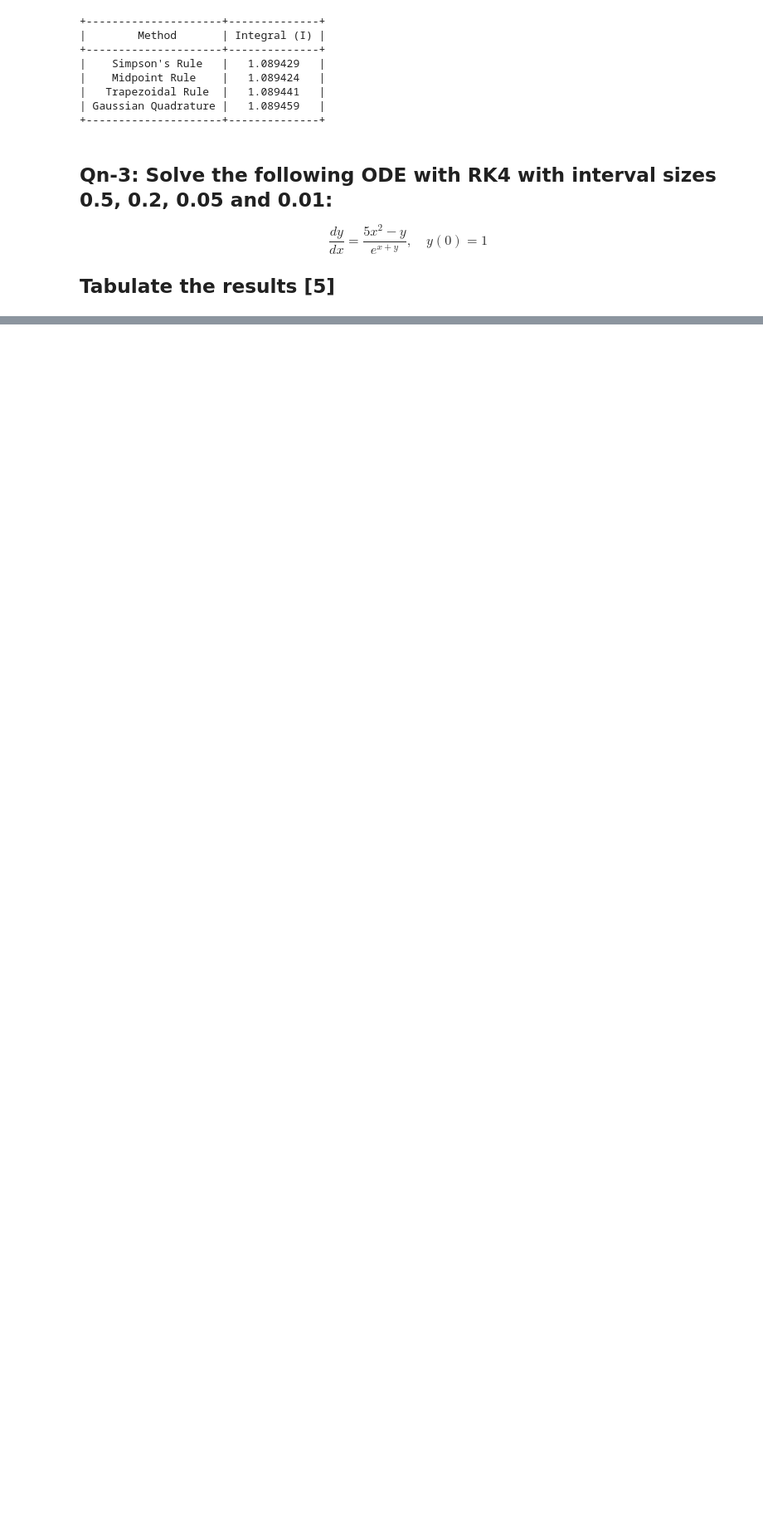
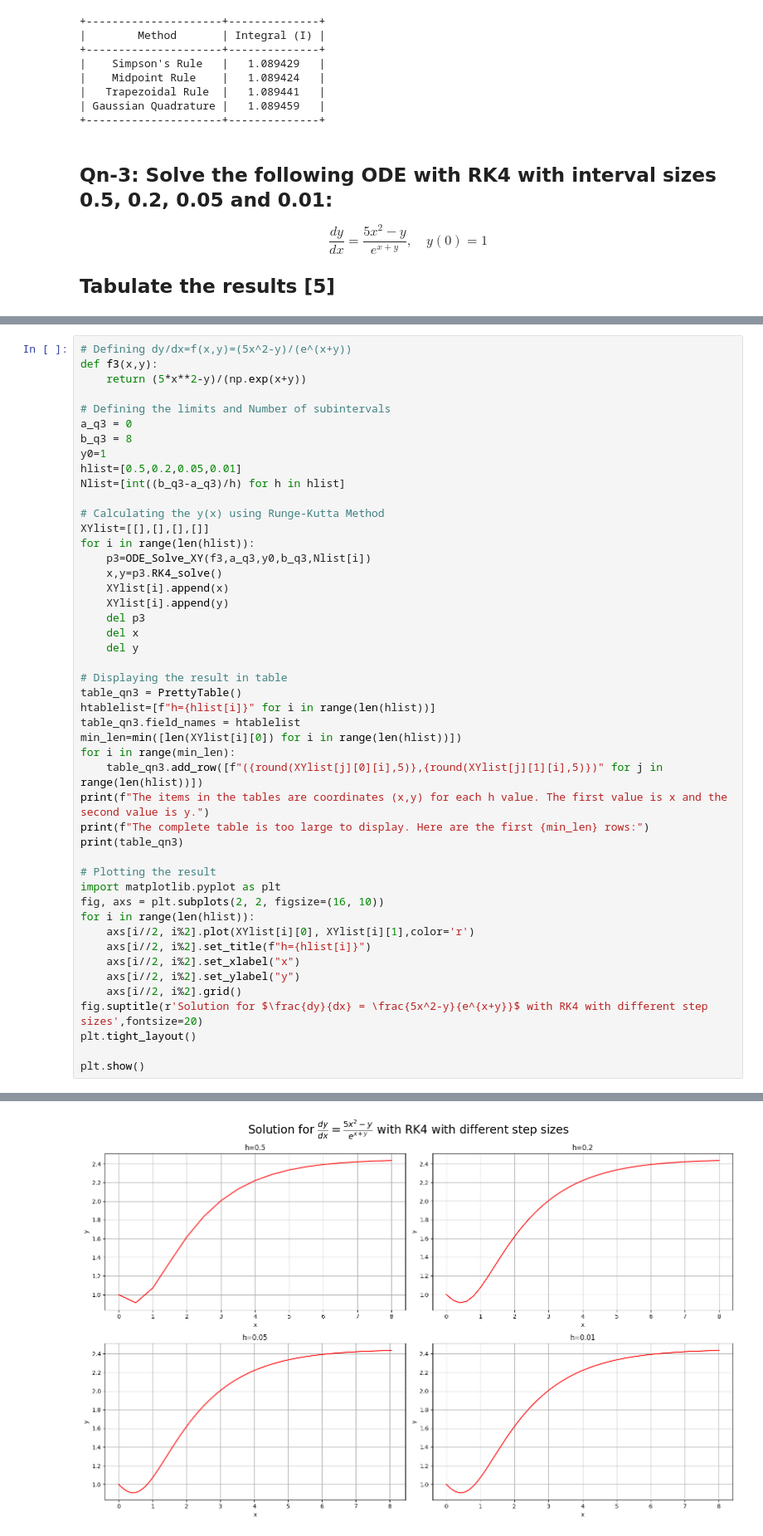
Before and after one commit to ananthapadmanabhan18/P452_Computational_Physics, a Jupyter notebook: Assignments/Assignment-1/Answers_asgn1.ipynb, the cells around one changed output, grey strips where cells are left out. Shown: that part at 83% size. Drawn from its saved outputs; the diff is of its cells as text; blank space fills up the shorter version.

```diff
--- a/Assignments/Assignment-1/Answers_asgn1.ipynb
+++ b/Assignments/Assignment-1/Answers_asgn1.ipynb
@@ -97,0 +103,48 @@ print(table_qn2)
+# %%
+# Defining dy/dx=f(x,y)=(5x^2-y)/(e^(x+y))
+def f3(x,y):
+    return (5*x**2-y)/(np.exp(x+y))
+
+# Defining the limits and Number of subintervals
+a_q3 = 0
+b_q3 = 8
+y0=1
+hlist=[0.5,0.2,0.05,0.01]
+Nlist=[int((b_q3-a_q3)/h) for h in hlist]
+
+# Calculating the y(x) using Runge-Kutta Method
+XYlist=[[],[],[],[]]
+for i in range(len(hlist)):
+    p3=ODE_Solve_XY(f3,a_q3,y0,b_q3,Nlist[i])
+    x,y=p3.RK4_solve()
+    XYlist[i].append(x)
+    XYlist[i].append(y)
+    del p3
+    del x
+    del y
+
+# Displaying the result in table
+table_qn3 = PrettyTable()
+htablelist=[f"h={hlist[i]}" for i in range(len(hlist))]
+table_qn3.field_names = htablelist
+min_len=min([len(XYlist[i][0]) for i in range(len(hlist))])
+for i in range(min_len):
+    table_qn3.add_row([f"({round(XYlist[j][0][i],5)},{round(XYlist[j][1][i],5)})" for j in range(len(hlist))])
+print(f"The items in the tables are coordinates (x,y) for each h value. The first value is x and the second value is y.")
+print(f"The complete table is too large to display. Here are the first {min_len} rows:")
+print(table_qn3)
+
+# Plotting the result
+import matplotlib.pyplot as plt
+fig, axs = plt.subplots(2, 2, figsize=(16, 10))
+for i in range(len(hlist)):
+    axs[i//2, i%2].plot(XYlist[i][0], XYlist[i][1],color='r')
+    axs[i//2, i%2].set_title(f"h={hlist[i]}")
+    axs[i//2, i%2].set_xlabel("x")
+    axs[i//2, i%2].set_ylabel("y")
+    axs[i//2, i%2].grid()
+fig.suptitle(r'Solution for $\frac{dy}{dx} = \frac{5x^2-y}{e^{x+y}}$ with RK4 with different step sizes',fontsize=20)
+plt.tight_layout()
+
+plt.show()
+# %% [output]
@@ -97,0 +168 @@ print(table_qn2)
+[figure, added]
```
Also changed, not shown: parts of 3 cells of this notebook.
